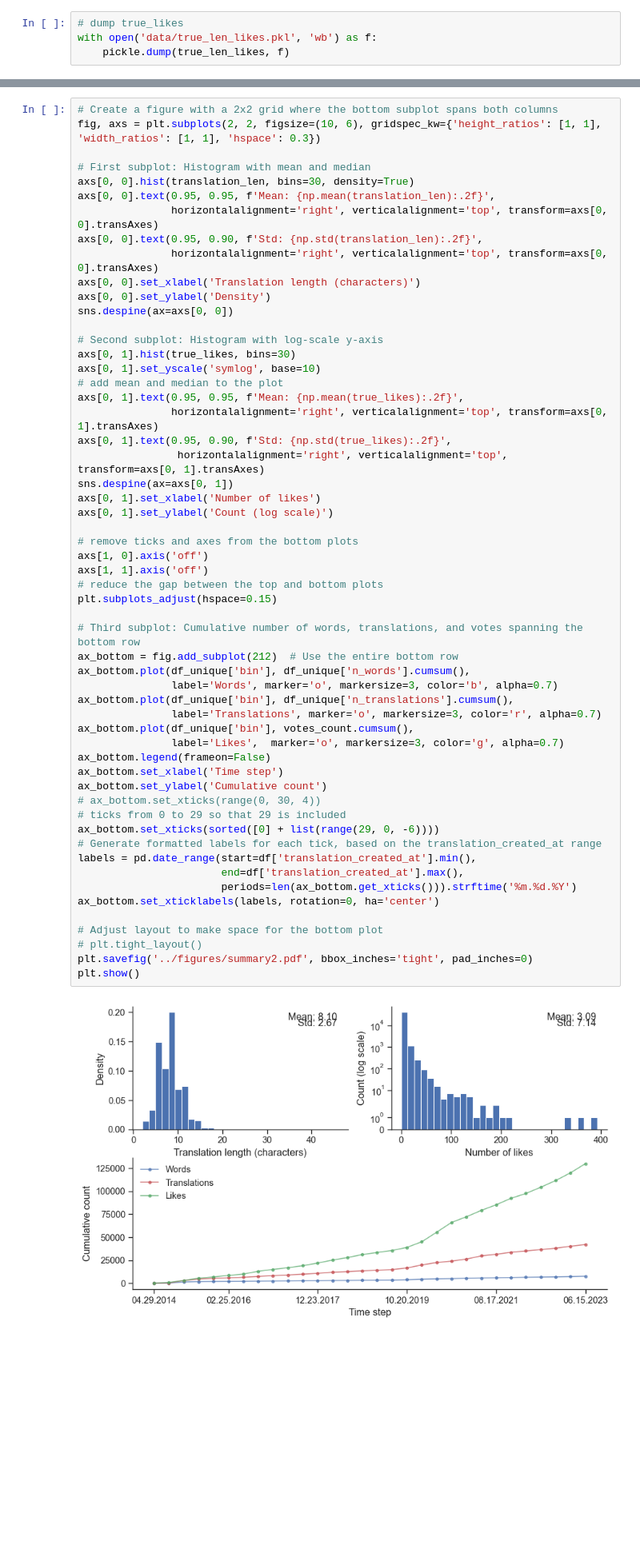
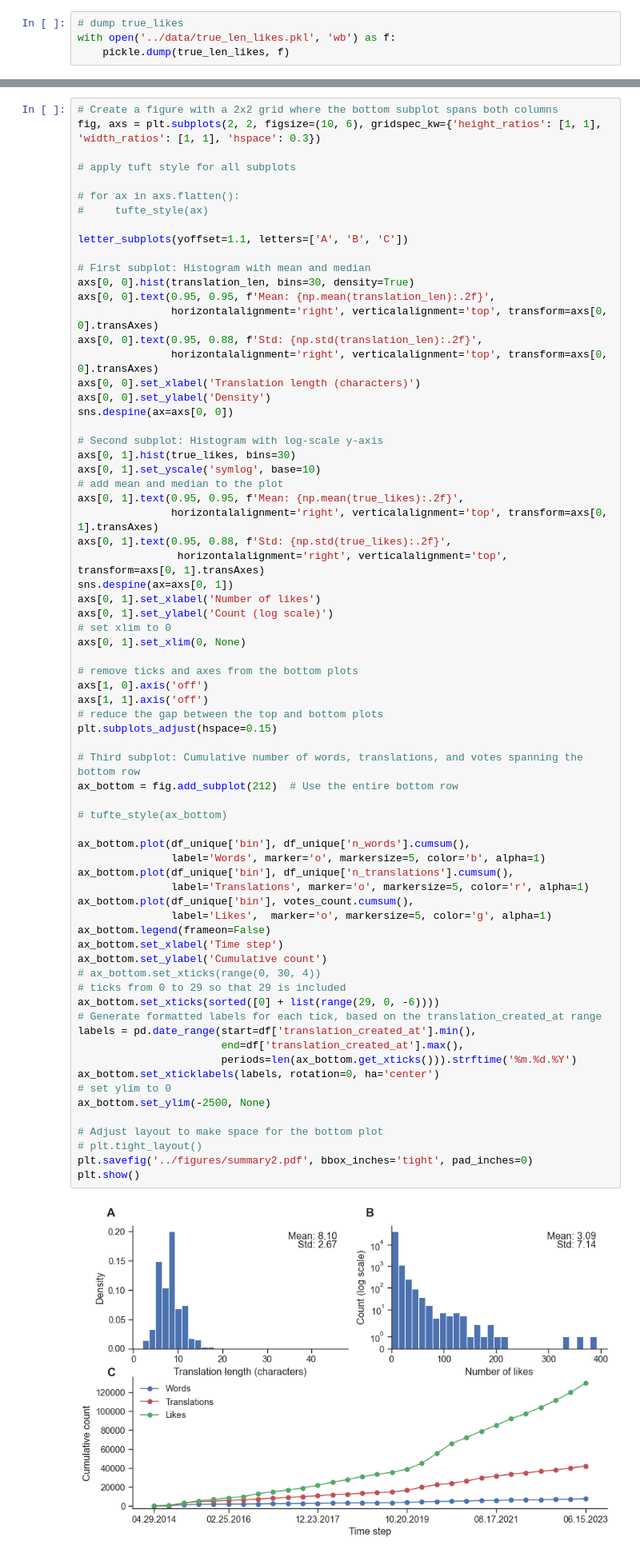
Before and after one commit to alexeykosh/2023-slovotvir-reuse-analysis, a Jupyter notebook: notebooks/model_data.ipynb, the cells around one changed output, grey strips where cells are left out. Shown at 80% size. Saved outputs shown, nothing was run; the diff lists cells and outputs as text; blank space fills up the shorter version.

Commit message:
changes in figures

```diff
--- a/notebooks/model_data.ipynb
+++ b/notebooks/model_data.ipynb
@@ -191,7 +196,7 @@ true_len_likes.shape
 (42044, 2)
 # %%
 # dump true_likes
-with open('data/true_len_likes.pkl', 'wb') as f:
+with open('../data/true_len_likes.pkl', 'wb') as f:
     pickle.dump(true_len_likes, f)
 # %%
 votes_count = np.array([sum(v) for v in votes_.values()])
@@ -200,12 +205,19 @@ votes_count = np.array([sum(v) for v in votes_.values()])
 # %%
 # Create a figure with a 2x2 grid where the bottom subplot spans both columns
 fig, axs = plt.subplots(2, 2, figsize=(10, 6), gridspec_kw={'height_ratios': [1, 1], 'width_ratios': [1, 1], 'hspace': 0.3})
+
+# apply tuft style for all subplots
+
+# for ax in axs.flatten():
+#     tufte_style(ax)
+
+letter_subplots(yoffset=1.1, letters=['A', 'B', 'C'])
 
 # First subplot: Histogram with mean and median
 axs[0, 0].hist(translation_len, bins=30, density=True)
 axs[0, 0].text(0.95, 0.95, f'Mean: {np.mean(translation_len):.2f}',
                horizontalalignment='right', verticalalignment='top', transform=axs[0, 0].transAxes)
-axs[0, 0].text(0.95, 0.90, f'Std: {np.std(translation_len):.2f}',
+axs[0, 0].text(0.95, 0.88, f'Std: {np.std(translation_len):.2f}',
                horizontalalignment='right', verticalalignment='top', transform=axs[0, 0].transAxes)
 axs[0, 0].set_xlabel('Translation length (characters)')
 axs[0, 0].set_ylabel('Density')
@@ -217,41 +229,48 @@ axs[0, 1].set_yscale('symlog', base=10)
 # add mean and median to the plot
 axs[0, 1].text(0.95, 0.95, f'Mean: {np.mean(true_likes):.2f}',
                horizontalalignment='right', verticalalignment='top', transform=axs[0, 1].transAxes)
-axs[0, 1].text(0.95, 0.90, f'Std: {np.std(true_likes):.2f}',
+axs[0, 1].text(0.95, 0.88, f'Std: {np.std(true_likes):.2f}',
                 horizontalalignment='right', verticalalignment='top', transform=axs[0, 1].transAxes)
 sns.despine(ax=axs[0, 1])
 axs[0, 1].set_xlabel('Number of likes')
 axs[0, 1].set_ylabel('Count (log scale)')
+# set xlim to 0
+axs[0, 1].set_xlim(0, None)
 
 # remove ticks and axes from the bottom plots
 axs[1, 0].axis('off')
 axs[1, 1].axis('off')
 # reduce the gap between the top and bottom plots
 plt.subplots_adjust(hspace=0.15)
 
 # Third subplot: Cumulative number of words, translations, and votes spanning the bottom row
 ax_bottom = fig.add_subplot(212)  # Use the entire bottom row
+
+# tufte_style(ax_bottom)
+
 ax_bottom.plot(df_unique['bin'], df_unique['n_words'].cumsum(),
-               label='Words', marker='o', markersize=3, color='b', alpha=0.7)
+               label='Words', marker='o', markersize=5, color='b', alpha=1)
 ax_bottom.plot(df_unique['bin'], df_unique['n_translations'].cumsum(),
-               label='Translations', marker='o', markersize=3, color='r', alpha=0.7)
+               label='Translations', marker='o', markersize=5, color='r', alpha=1)
 ax_bottom.plot(df_unique['bin'], votes_count.cumsum(),
-               label='Likes',  marker='o', markersize=3, color='g', alpha=0.7)
+               label='Likes',  marker='o', markersize=5, color='g', alpha=1)
 ax_bottom.legend(frameon=False)
 ax_bottom.set_xlabel('Time step')
 ax_bottom.set_ylabel('Cumulative count')
 # ax_bottom.set_xticks(range(0, 30, 4))
 # ticks from 0 to 29 so that 29 is included
 ax_bottom.set_xticks(sorted([0] + list(range(29, 0, -6))))
 # Generate formatted labels for each tick, based on the translation_created_at range
 labels = pd.date_range(start=df['translation_created_at'].min(),
                        end=df['translation_created_at'].max(),
                        periods=len(ax_bottom.get_xticks())).strftime('%m.%d.%Y')
 ax_bottom.set_xticklabels(labels, rotation=0, ha='center')
+# set ylim to 0
+ax_bottom.set_ylim(-2500, None)
 
 # Adjust layout to make space for the bottom plot
 # plt.tight_layout()
 plt.savefig('../figures/summary2.pdf', bbox_inches='tight', pad_inches=0)
 plt.show()
 # %% [output]
-[figure, old version]
+[figure, new version]
```
Also changed, not shown: parts of 1 cell of this notebook, 1 other file.
